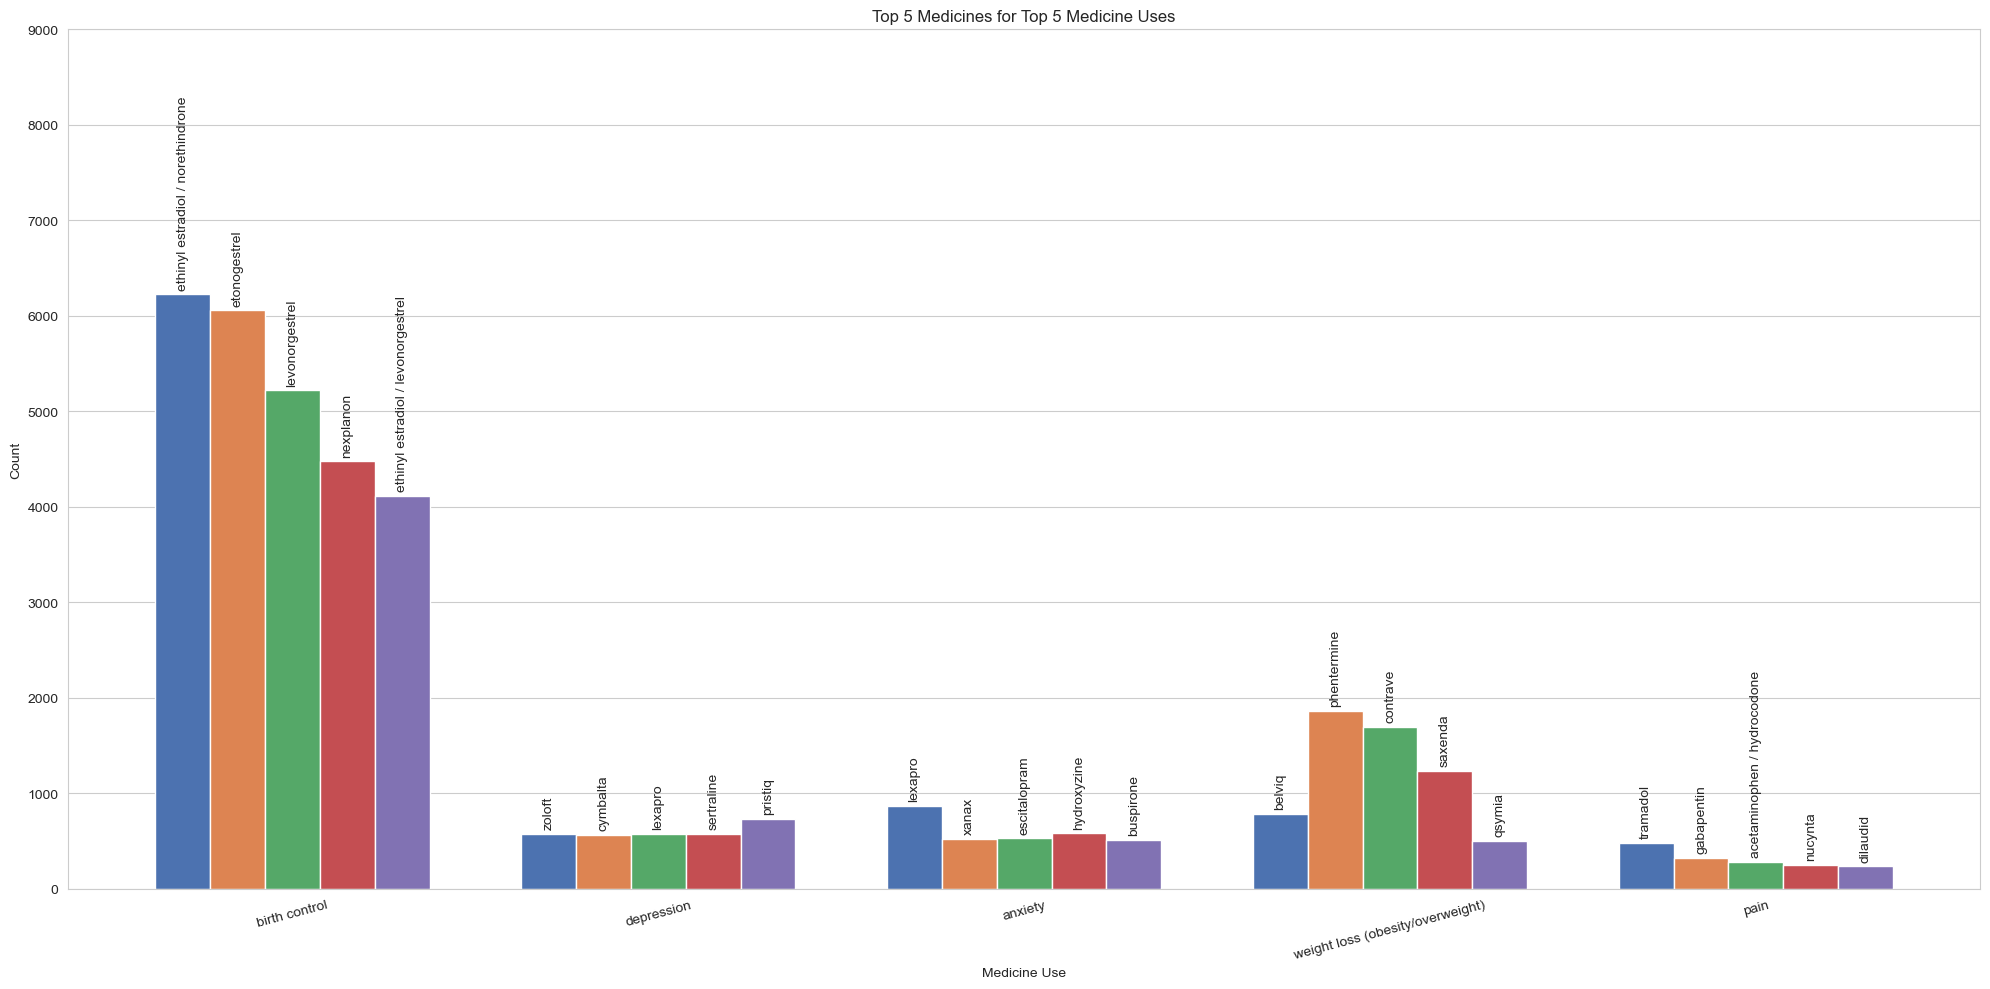
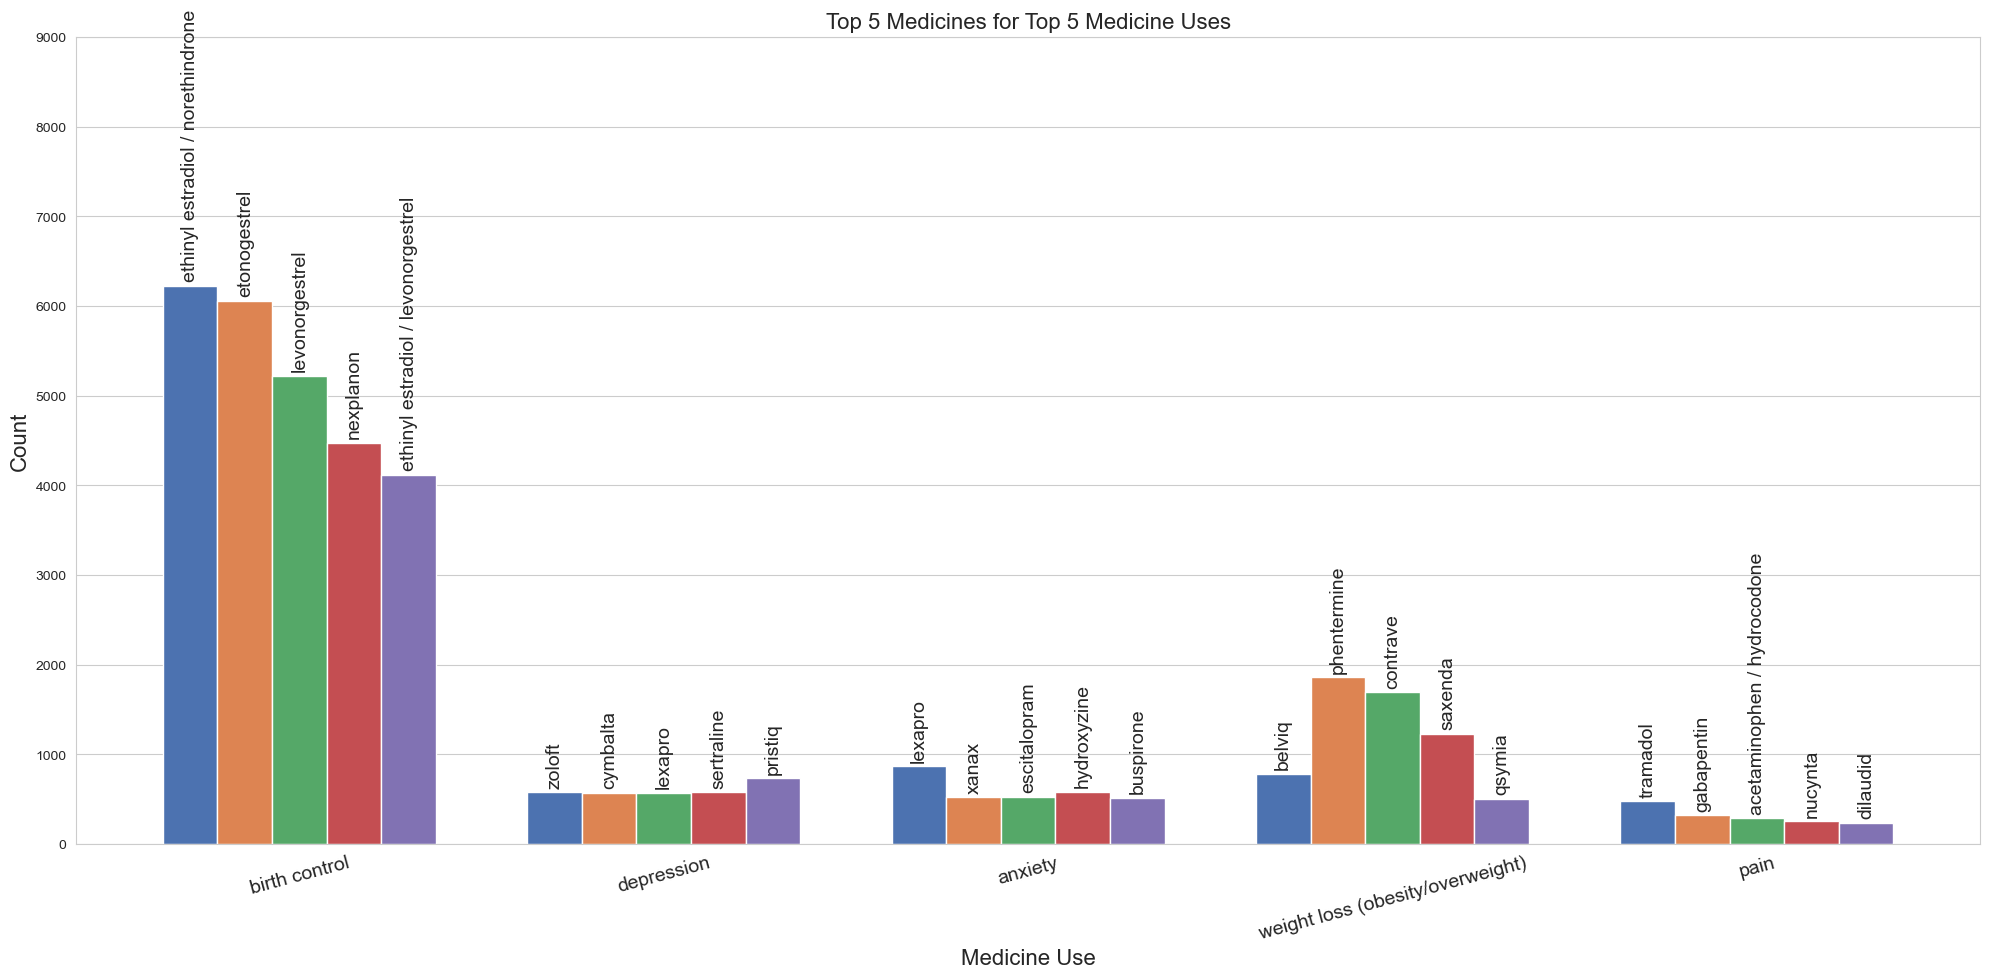
Unified diff of the notebook cell whose output changed from the first chart to the second:
--- before
+++ after
@@ -50,5 +50,5 @@
             va='bottom',
             rotation=90,
-            fontsize=10
+            fontsize=14
         )
 
@@ -57,13 +57,14 @@
     x + width*2,
     categories,
-    rotation=15
+    rotation=15,
+    fontsize=14
 )
 
 # Labels
-plt.xlabel('Medicine Use')
-plt.ylabel('Count')
+plt.xlabel('Medicine Use', fontsize=16)
+plt.ylabel('Count', fontsize=16)
 
 # Title
-plt.title('Top 5 Medicines for Top 5 Medicine Uses')
+plt.title('Top 5 Medicines for Top 5 Medicine Uses', fontsize=16)
 
 # Layout
@@ -71,4 +72,4 @@
 plt.grid(axis='x')
 plt.tight_layout()
-plt.savefig('../data/figures/top5_med_top5_cond.png')
+plt.savefig('data/figures/top5_med_top5_cond.png')
 plt.show()

Commit: Increase graphs font size